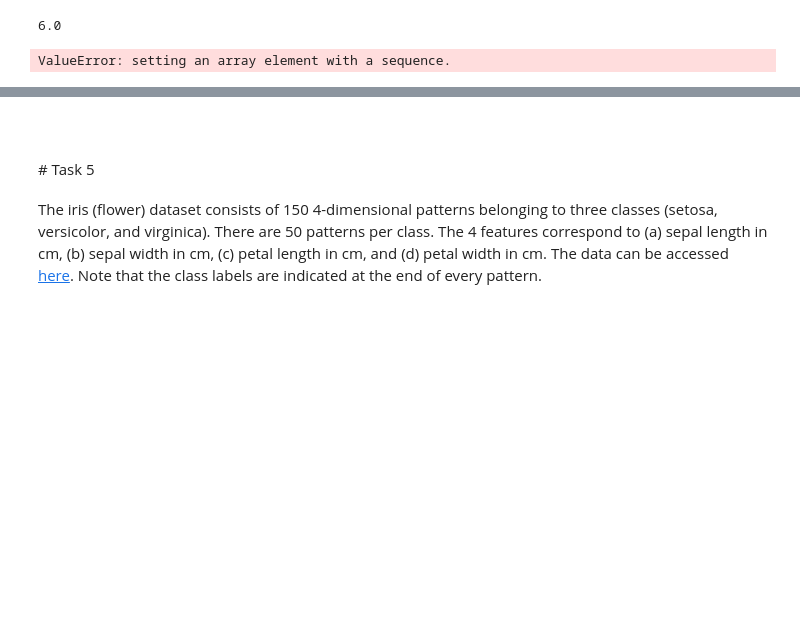
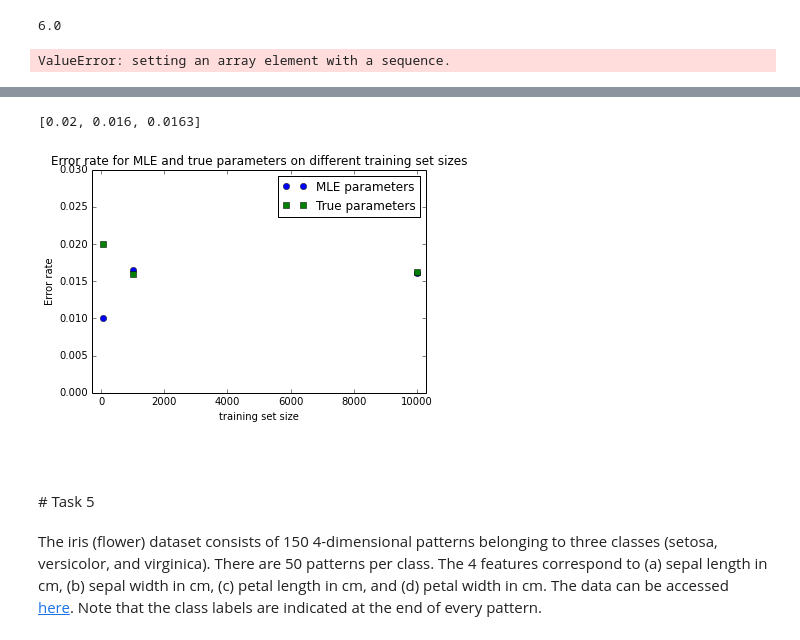
Before and after one commit to rasbt/pattern_classification, a Jupyter notebook: stat_pattern_class/proj/h4.ipynb, the cells around one changed output, grey strips where cells are left out. Drawn from its saved outputs; the diff is of its cells as text; code cells hidden in the pictures; blank space fills up the shorter version.

```diff
--- a/stat_pattern_class/proj/h4.ipynb
+++ b/stat_pattern_class/proj/h4.ipynb
@@ -463,0 +583,9 @@ ValueError: setting an array element with a sequence.
+# %%
+import prettytable
+
+cov_mle = prettytable.PrettyTable(["", "cov_1", "cov_2"])
+cov_mle.add_row(["actual", cov_mat1, cov_mat2])
+for i in [50, 1000, 10000]:
+    cov_mle.add_row(["MLE n={}".format(i), cov1_ests[i], cov2_ests[i]])
+
+print(cov_mle)
@@ -463,0 +602,15 @@ ValueError: setting an array element with a sequence.
+# %%
+errors_true = {}
+errors_mle = {}
+for i in [50, 1000, 10000]:
+    c_dict, errors_true[i] = empirical_error(samples_all[i], [1,2], classify_data, [discriminant_function,\
+        [mu_vec_1, mu_vec_2],
+        [cov_mat1, cov_mat2]])
+    c_dict, errors_mle[i] = empirical_error(samples_all[i], [1,2], classify_data, [discriminant_function,\
+        [mu1_ests[i], mu2_ests[i]],
+        [cov1_ests[i], cov2_ests[i]]])
+# %%
+errors_true_mle = prettytable.PrettyTable(["Empirical Errors", "true parameters", "MLE parameters"])
+for i in [50, 1000, 10000]:
+    errors_true_mle.add_row(["MLE n={}".format(i), errors_true[i], errors_mle[i]])
+print(errors_true_mle)
@@ -464,3 +625,29 @@ ValueError: setting an array element with a sequence.
+# %%
+true_err
+# %% [output]
+[0.02, 0.016, 0.0163]
+# %%
+#%pylab inline
+import matplotlib.pyplot as plt
+
+mle_err = []
+true_err = []
+for i in [50, 1000, 10000]:
+    mle_err.append(errors_true[i])
+    true_err.append(errors_mle[i])
+
+
+plt.plot([50, 1000, 10000], mle_err, 'o', label="MLE parameters")
+plt.plot([50, 1000, 10000], true_err, 's', label="True parameters")
+plt.xlabel('training set size')
+plt.ylabel('Error rate')
+plt.xlim([-300,10300])
+plt.ylim([0,0.03])
+plt.legend()
+plt.title('Error rate for MLE and true parameters on different training set sizes')
+plt.show()
+# %% [output]
+[figure, added]
 # %% [markdown]
 <br>
 <br>
```
Also changed, not shown: parts of 21 cells of this notebook.
